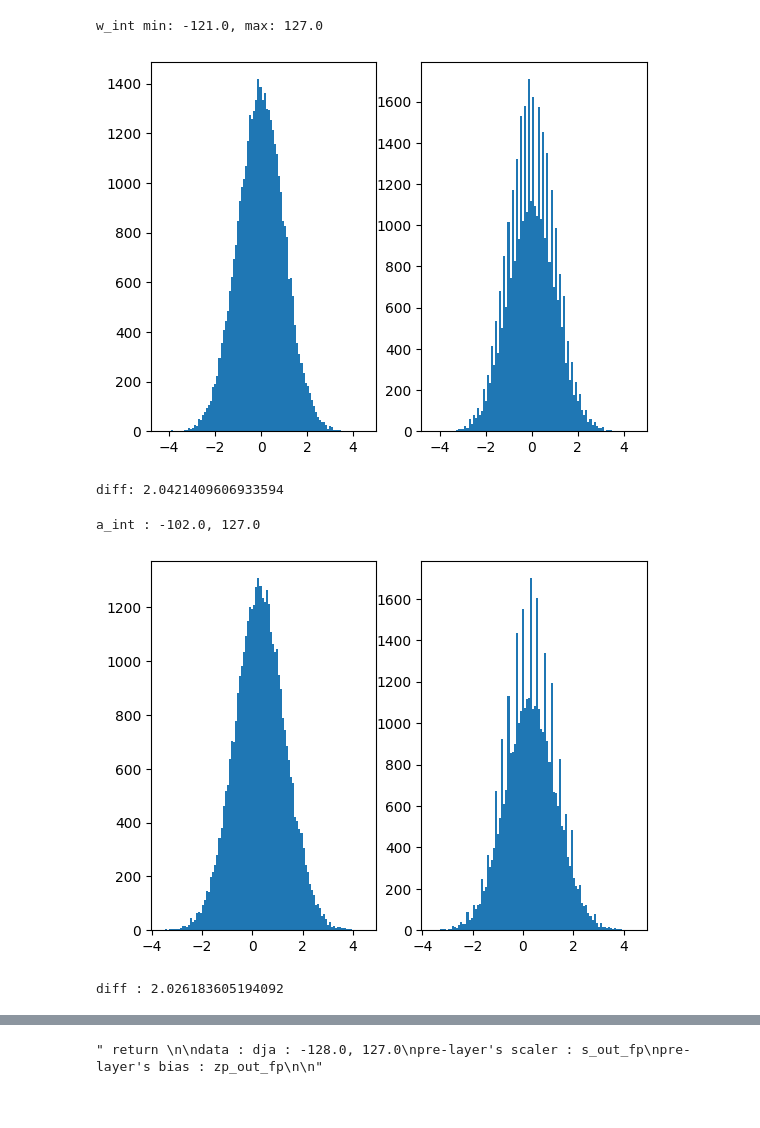
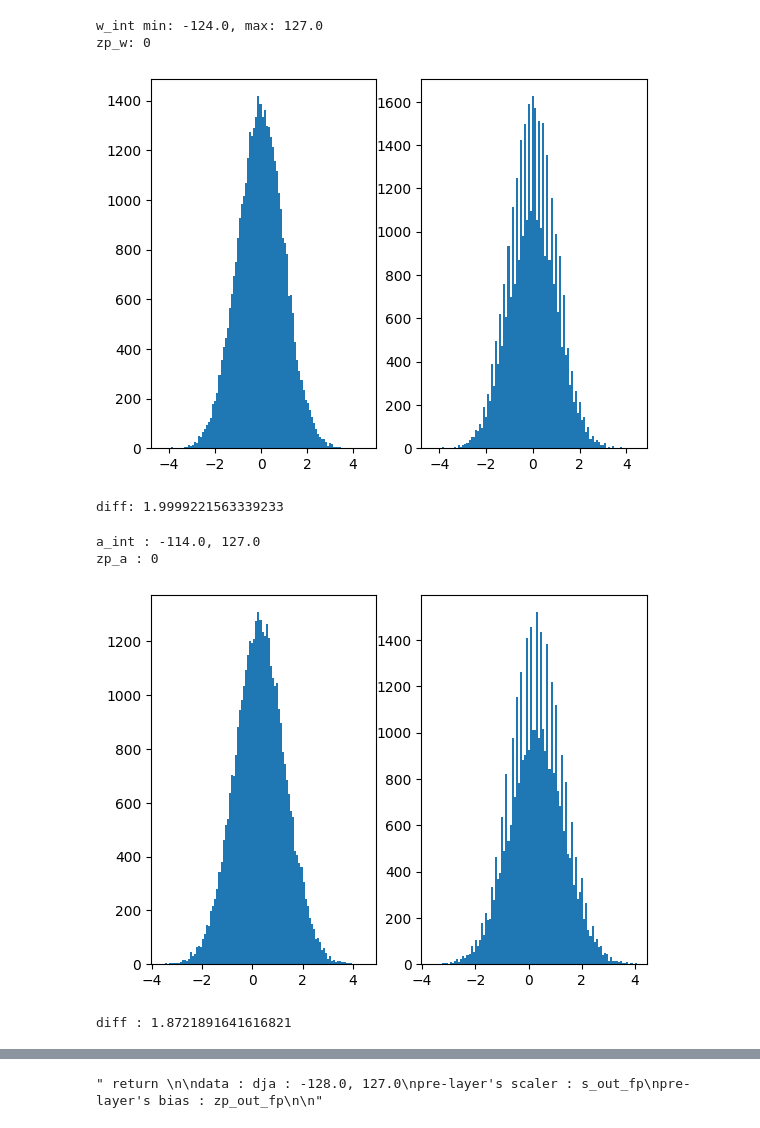
Before and after one commit to jiho264/myQuantTF, a Jupyter notebook: prac/int_sym_mm.ipynb, the cells around one changed output, grey strips where cells are left out. Drawn from its saved outputs; the diff is of its cells as text; code cells hidden in the pictures.

```diff
--- a/prac/int_sym_mm.ipynb
+++ b/prac/int_sym_mm.ipynb
@@ -15,11 +15,16 @@ torch.random.manual_seed(0)
 w_fp = torch.randn(197, 197)
 
 
-s_w = (w_fp.abs().max() / 127)
-w_int = torch.clamp(torch.round(w_fp / s_w), -128, 127)
+s_w = (w_fp.max() - w_fp.min()) / 255
+zp_w = -(w_fp.min() / s_w).round() - 128
+zp_w = 0
+w_int = (
+    torch.clamp((w_fp / s_w).round() + zp_w, -128, 127).to(torch.int8).to(torch.float32)
+)
 
 print(f"w_int min: {w_int.min()}, max: {w_int.max()}")
-w_hat = (w_int) * s_w
+print(f"zp_w: {zp_w}")
+w_hat = (w_int - zp_w) * s_w
 
 
 fig, ax = plt.subplots(1, 2)
@@ -28,31 +33,36 @@ ax[1].hist(w_hat.flatten().numpy(), bins=100)
 plt.show()
 print(f"diff: {torch.norm(w_fp - w_hat)}")
 # %% [output]
-w_int min: -121.0, max: 127.0
+w_int min: -124.0, max: 127.0
+zp_w: 0
-[figure, old version]
+[figure, new version]
-diff: 2.0421409606933594
+diff: 1.9999221563339233
 # %%
 a_fp = torch.randn(197, 197) + 0.3
 
-s_a = a_fp.abs().max() / 127
+s_a = (a_fp.max() - a_fp.min()) / 255
+zp_a = -(a_fp.min() / s_a).round() - 128
+zp_a = 0
 
-
-a_int = torch.round(a_fp / s_a)
-a_int = torch.clamp(a_int, -128, 127)
+a_int = (
+    torch.clamp((a_fp / s_a).round() + zp_a, -128, 127).to(torch.int8).to(torch.float32)
+)
 
 print(f"a_int : {a_int.min()}, {a_int.max()}")
-a_hat = (a_int) * s_a
+a_hat = (a_int - zp_a) * s_a
 
+print(f"zp_a : {zp_a}")
 
 fig, ax = plt.subplots(1, 2)
 ax[0].hist(a_fp.flatten().numpy(), bins=100)
 ax[1].hist(a_hat.flatten().numpy(), bins=100)
 plt.show()
 print(f"diff : {torch.norm(a_fp - a_hat)}")
 # %% [output]
-a_int : -102.0, 127.0
+a_int : -114.0, 127.0
+zp_a : 0
-[figure, old version]
+[figure, new version]
-diff : 2.026183605194092
+diff : 1.8721891641616821
 # %%
 bias_fp = torch.tensor(2.4)
 print(f"bias_fp : {bias_fp.min()}, {bias_fp.max()}")
```
Also changed, not shown: parts of 5 cells of this notebook, 1 other file.
